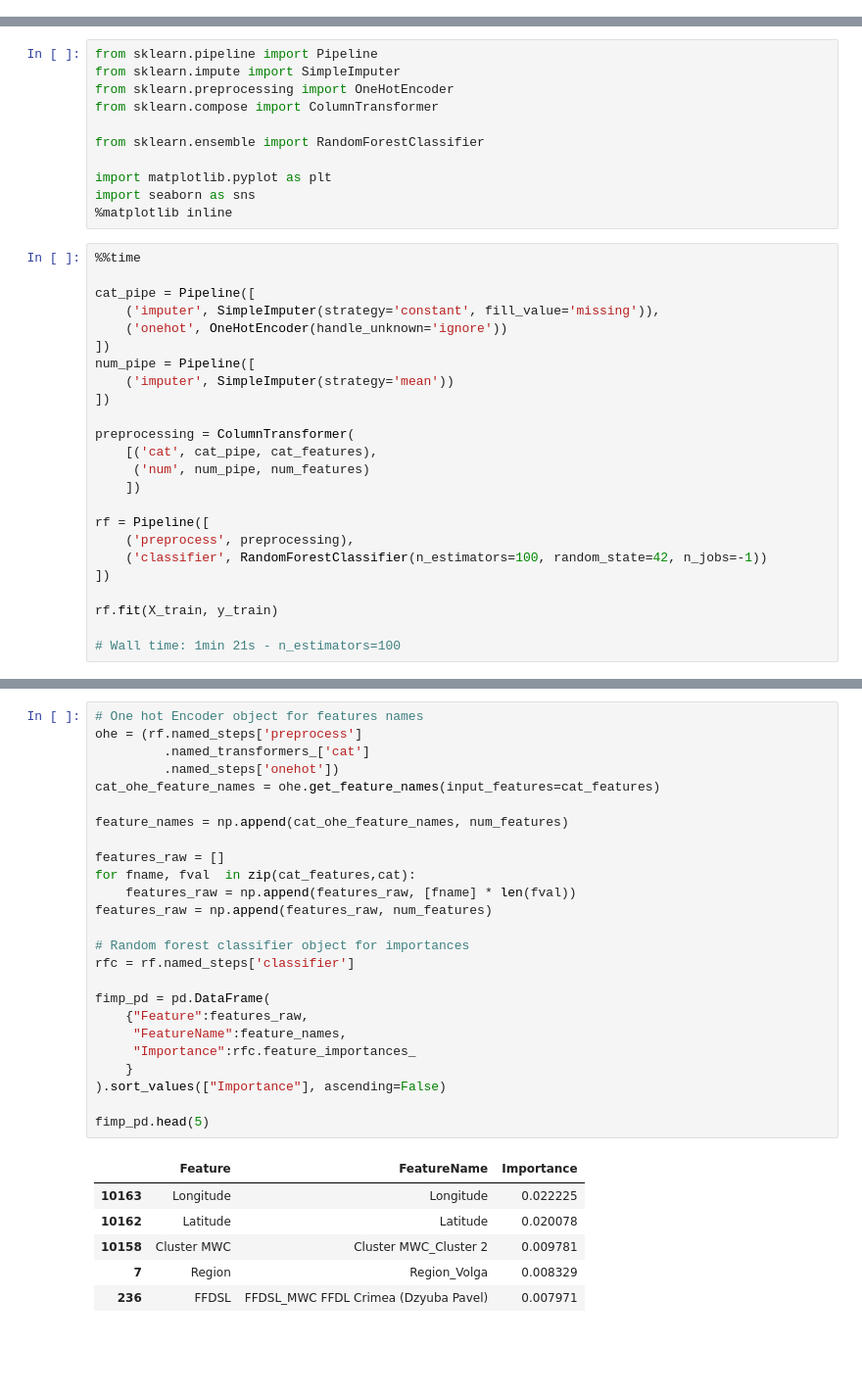
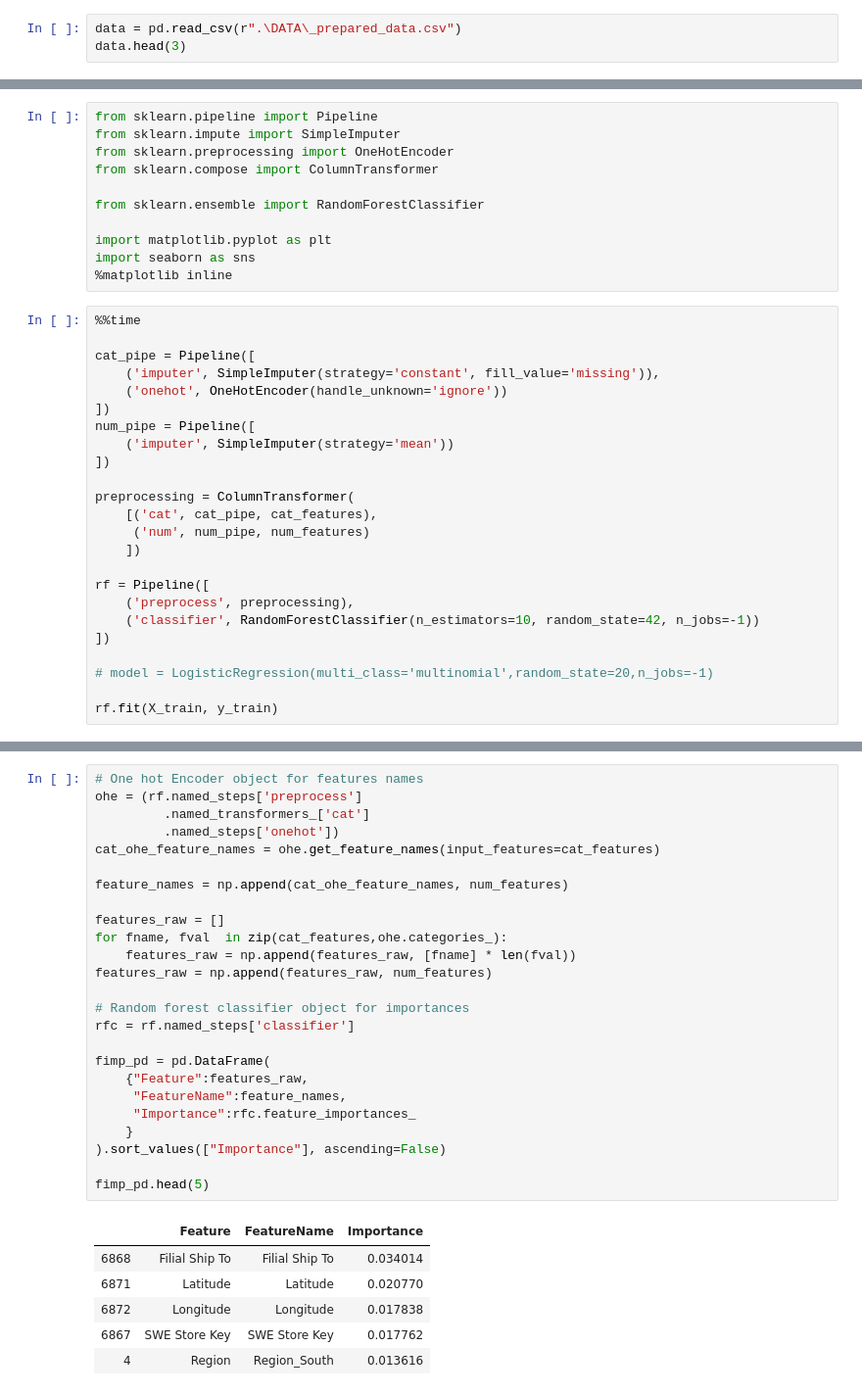
Before and after one commit to kolommik/sklearn_pipline_rf, a Jupyter notebook: My RandomForestClassify.ipynb, the cells around one changed output, grey strips where cells are left out. Shown at 98% size. Saved outputs shown, nothing was run; the diff lists cells and outputs as text; blank space fills up the shorter version.

```diff
--- a/My RandomForestClassify.ipynb
+++ b/My RandomForestClassify.ipynb
@@ -183,0 +186,3 @@ data.shape
+# %%
+data = pd.read_csv(r".\DATA\_prepared_data.csv")
+data.head(3)
@@ -245,10 +257,10 @@ preprocessing = ColumnTransformer(
 
 rf = Pipeline([
     ('preprocess', preprocessing),
-    ('classifier', RandomForestClassifier(n_estimators=100, random_state=42, n_jobs=-1))
+    ('classifier', RandomForestClassifier(n_estimators=10, random_state=42, n_jobs=-1))
 ])
 
+# model = LogisticRegression(multi_class='multinomial',random_state=20,n_jobs=-1)
+
 rf.fit(X_train, y_train)
-
-# Wall time: 1min 21s - n_estimators=100
 # %% [output]
@@ -274,33 +303,33 @@ RF test accuracy: 0.9936
 # %%
 # One hot Encoder object for features names
 ohe = (rf.named_steps['preprocess']
          .named_transformers_['cat']
          .named_steps['onehot'])
 cat_ohe_feature_names = ohe.get_feature_names(input_features=cat_features)
 
 feature_names = np.append(cat_ohe_feature_names, num_features)
 
 features_raw = []
-for fname, fval  in zip(cat_features,cat):
+for fname, fval  in zip(cat_features,ohe.categories_):
     features_raw = np.append(features_raw, [fname] * len(fval))
 features_raw = np.append(features_raw, num_features)
 
 # Random forest classifier object for importances
 rfc = rf.named_steps['classifier']
 
 fimp_pd = pd.DataFrame(
     {"Feature":features_raw,
      "FeatureName":feature_names,
      "Importance":rfc.feature_importances_
     }
 ).sort_values(["Importance"], ascending=False)
 
 fimp_pd.head(5)
 # %% [output]
 |  | Feature | FeatureName | Importance |
-| 10163 | Longitude | Longitude | 0.022225 |
-| 10162 | Latitude | Latitude | 0.020078 |
-| 10158 | Cluster MWC | Cluster MWC_Cluster 2 | 0.009781 |
-| 7 | Region | Region_Volga | 0.008329 |
-| 236 | FFDSL | FFDSL_MWC FFDL Crimea (Dzyuba Pavel) | 0.007971 |
+| 6868 | Filial Ship To | Filial Ship To | 0.034014 |
+| 6871 | Latitude | Latitude | 0.020770 |
+| 6872 | Longitude | Longitude | 0.017838 |
+| 6867 | SWE Store Key | SWE Store Key | 0.017762 |
+| 4 | Region | Region_South | 0.013616 |
 # %%
```
Also changed, not shown: parts of 15 cells of this notebook, 1 other file.
